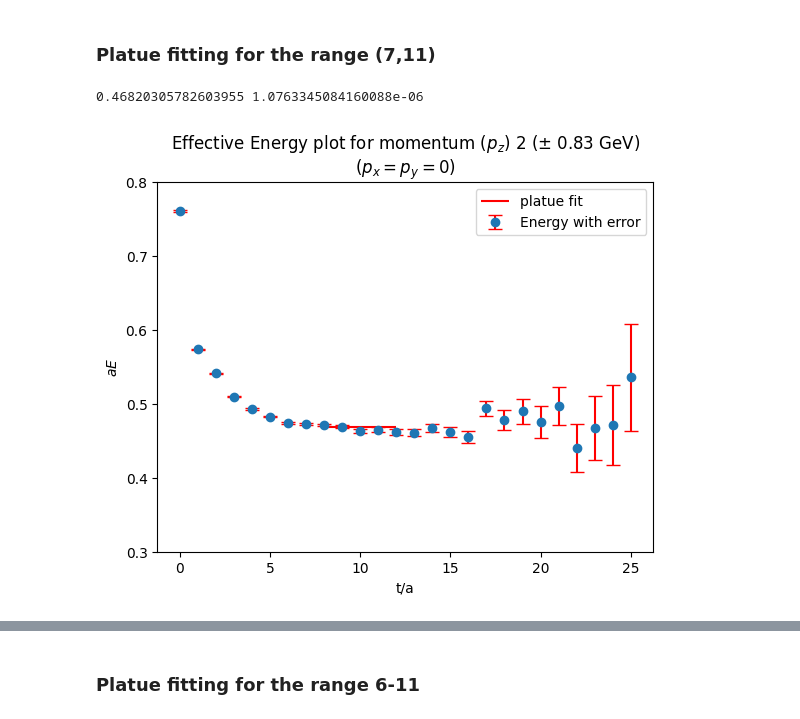
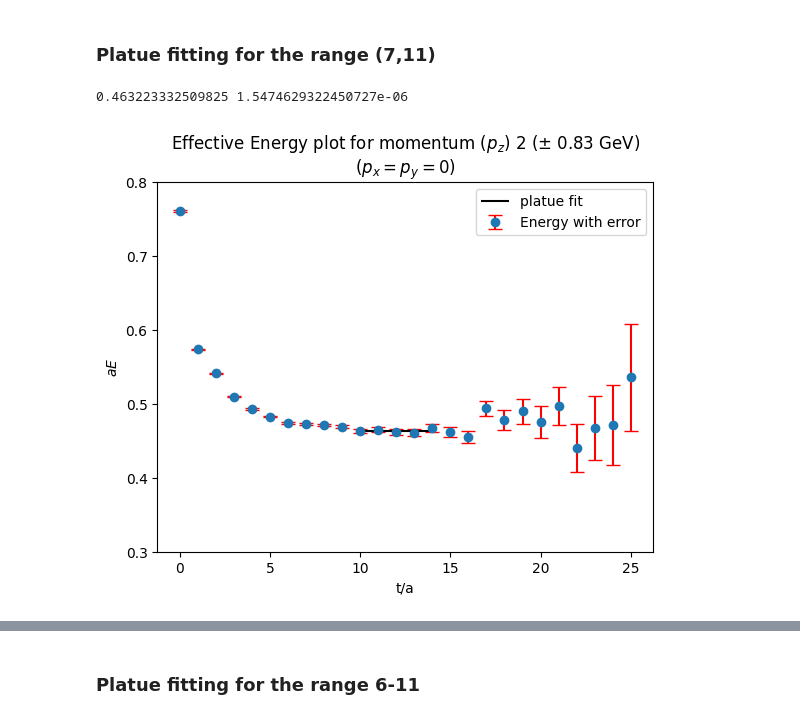
Before and after one commit to Nirban-A/The-energy-spectrum-of-the-kaon-from-Lattice-QCD, a Jupyter notebook: Analysis.ipynb, the cells around one changed output, grey strips where cells are left out. Cells and saved outputs as stored; diff of their text form; code cells hidden in the pictures.

```diff
--- a/Analysis.ipynb
+++ b/Analysis.ipynb
@@ -131,21 +131,21 @@ plt.show()
 # %% [markdown]
 ### Platue fitting for the range (7,11)
 # %%
-low=8
-high=12
+low=10
+high=14
 (platue_p2, platue_error_p2) = platue_fit(E_bins_p2,Energy_error_p2,low,high)
 print(platue_p2, platue_error_p2)
 # %% [output]
-0.46820305782603955 1.0763345084160088e-06
+0.463223332509825 1.5474629322450727e-06
 # %%
 plt.title("Effective Energy plot for momentum ($p_z$) 2 (\u00B1 0.83 GeV)\n($p_x=p_y=0$)")
 plt.errorbar(np.arange(len(Energy_p2[:n])),Energy_p2[:n],yerr=Energy_error_p2[:n],fmt='o', ecolor='r',label="Energy with error", capsize=5)
-plt.hlines(platue_p2,low,high,color='r',label="platue fit")
+plt.hlines(platue_p2,low,high,color='k',label="platue fit")
 plt.legend(loc="upper right")
 plt.xlabel("t/a")
 plt.ylabel("$aE$")
 plt.ylim(0.3,0.8)
 plt.show()
 # %% [output]
-[figure, old version]
+[figure, new version]
 # %% [markdown]
```
Also changed, not shown: parts of 18 cells of this notebook.
